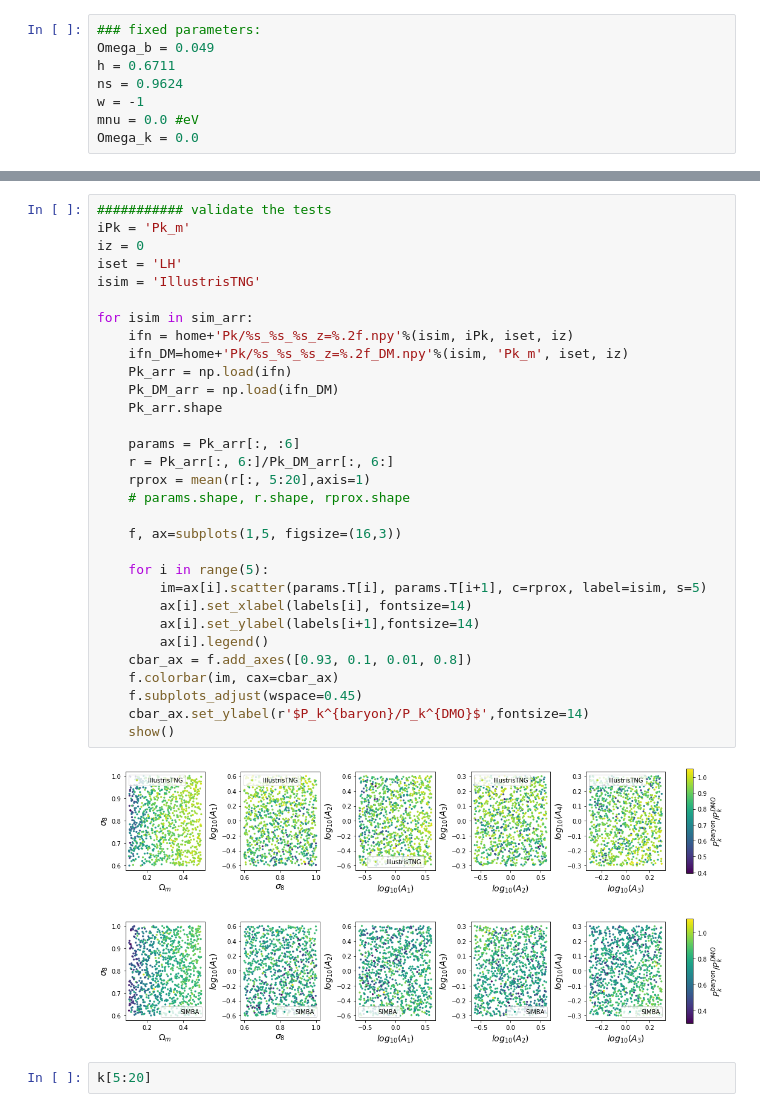
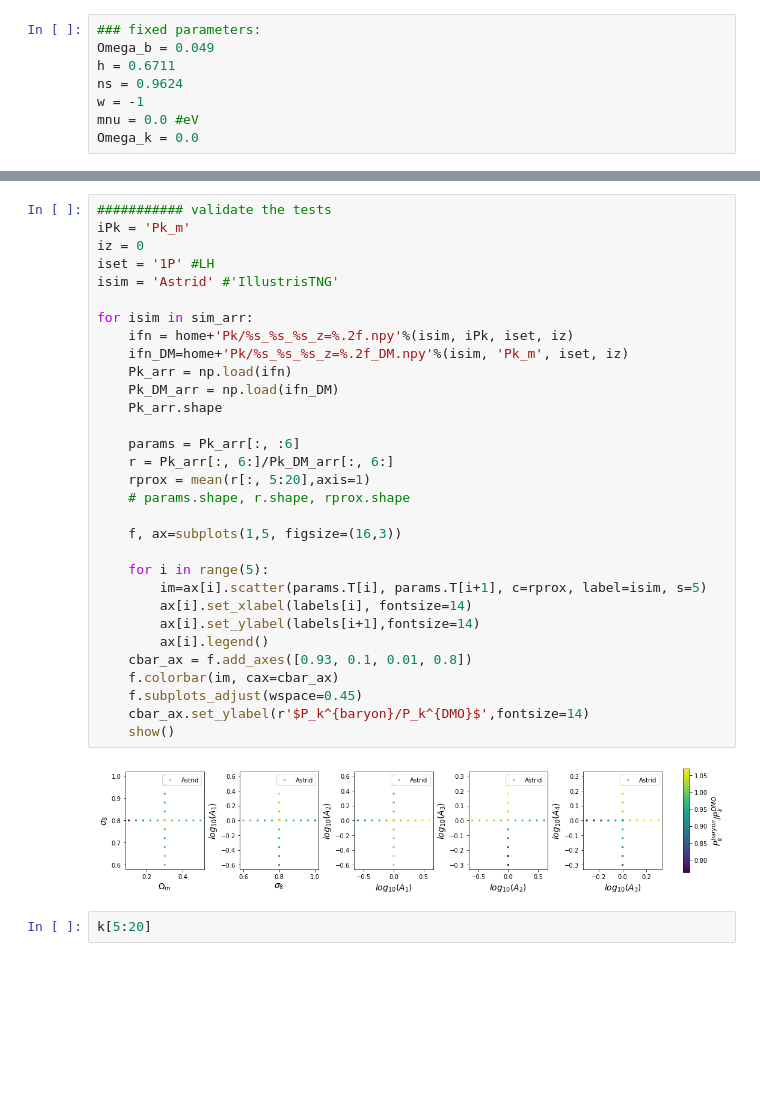
Before and after one commit to liuxx479/cosmo_dep_feedback, a Jupyter notebook: organize_Pk.ipynb, the cells around one changed output, grey strips where cells are left out. Cells and saved outputs as stored; diff of their text form; blank space fills up the shorter version.

Commit message:
process astrid files

```diff
--- a/organize_Pk.ipynb
+++ b/organize_Pk.ipynb
@@ -80,37 +85,36 @@ OSError: /pscratch/sd/j/jialiu/CAMELS/Pk/Astrid_DM/1P/1P_0/Pk_m_z=0.00.txt not f
 # %%
 ########### validate the tests
 iPk = 'Pk_m'
 iz = 0
-iset = 'LH'
-isim = 'IllustrisTNG'
+iset = '1P' #LH
+isim = 'Astrid' #'IllustrisTNG'
 
 for isim in sim_arr:
     ifn = home+'Pk/%s_%s_%s_z=%.2f.npy'%(isim, iPk, iset, iz)
     ifn_DM=home+'Pk/%s_%s_%s_z=%.2f_DM.npy'%(isim, 'Pk_m', iset, iz)
     Pk_arr = np.load(ifn)
     Pk_DM_arr = np.load(ifn_DM)
     Pk_arr.shape
 
     params = Pk_arr[:, :6]
     r = Pk_arr[:, 6:]/Pk_DM_arr[:, 6:]
     rprox = mean(r[:, 5:20],axis=1)
     # params.shape, r.shape, rprox.shape
 
     f, ax=subplots(1,5, figsize=(16,3))
 
     for i in range(5):
         im=ax[i].scatter(params.T[i], params.T[i+1], c=rprox, label=isim, s=5)
         ax[i].set_xlabel(labels[i], fontsize=14)
         ax[i].set_ylabel(labels[i+1],fontsize=14)
         ax[i].legend()
     cbar_ax = f.add_axes([0.93, 0.1, 0.01, 0.8])
     f.colorbar(im, cax=cbar_ax)
     f.subplots_adjust(wspace=0.45)
     cbar_ax.set_ylabel(r'$P_k^{baryon}/P_k^{DMO}$',fontsize=14)
     show()
 # %% [output]
-[figure, old version]
+[figure, new version]
-[figure, removed]
 # %%
 k[5:20]
 # %% [output]
```
Also changed, not shown: parts of 2 cells of this notebook, 16 other files.
